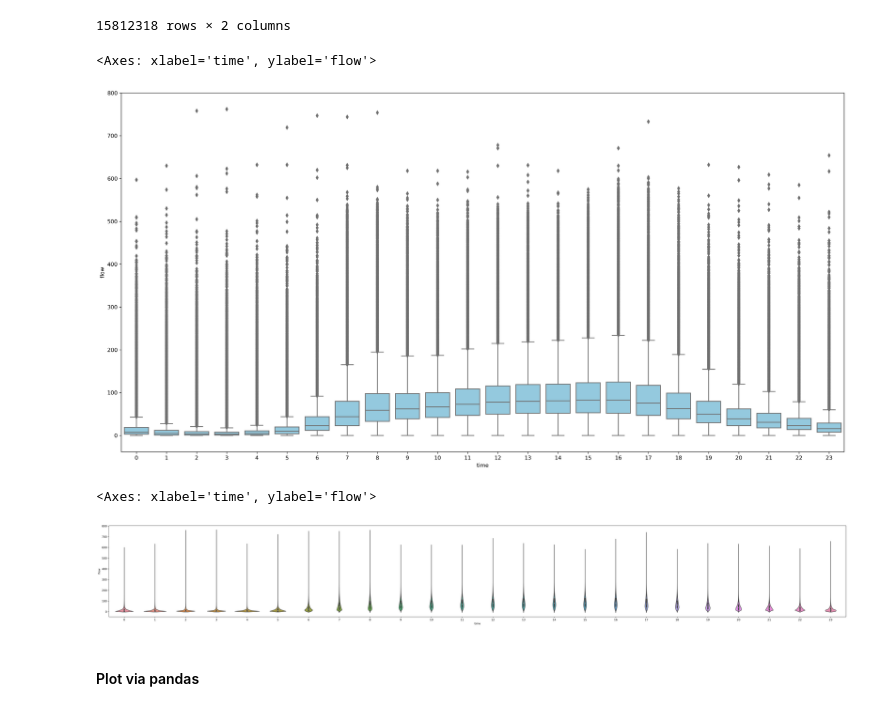
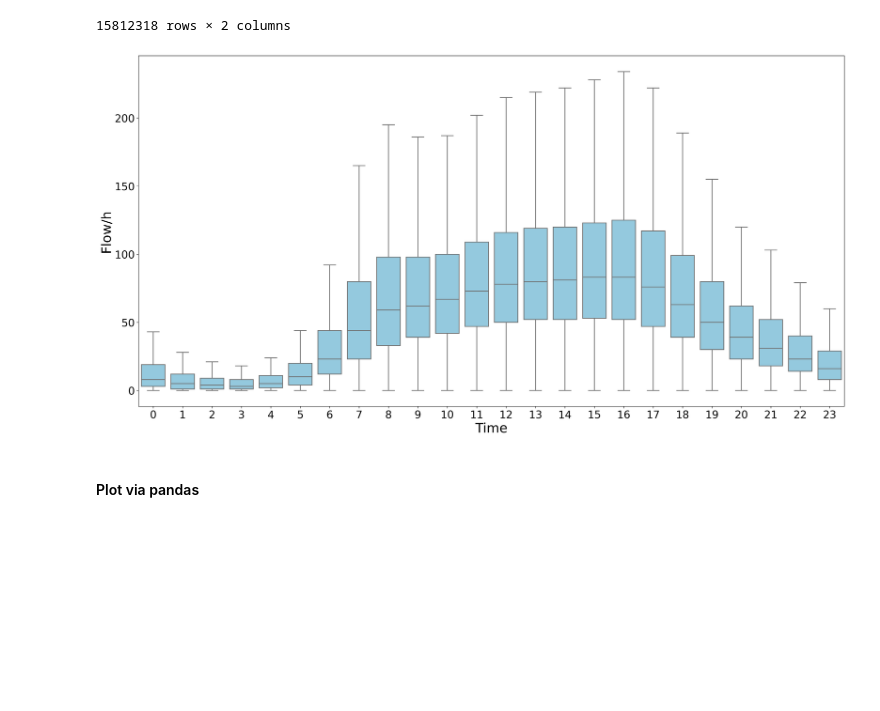
Before and after one commit to YueLi-0816/data_paper, a Jupyter notebook: traffic_flow_plot.ipynb, the cells around one changed output. Cells and saved outputs as stored; diff of their text form; code cells hidden in the pictures; blank space fills up the shorter version.

Commit message:
customise pandas boxplot

```diff
--- a/traffic_flow_plot.ipynb
+++ b/traffic_flow_plot.ipynb
@@ -29,20 +29,15 @@ df_plot
 | 15812316 | 22 | 67 |
 | 15812317 | 23 | 4 |
 15812318 rows × 2 columns
-# %%
-width=24
-height=12
-fig = plt.figure(figsize=(width, height), dpi=300)
-sns.boxplot(data=df_plot, x='time', y='flow', color='skyblue')
-# %% [output]
-<Axes: xlabel='time', ylabel='flow'>
-[figure, removed]
-# %%
-plt.rcParams['figure.figsize'] = [48, 6]
-plt.rcParams['figure.dpi'] = 300
-sns.violinplot(x ="time", y ="flow", data = df_plot)
-# %% [output]
-<Axes: xlabel='time', ylabel='flow'>
-[figure, removed]
+# %%
+fig = plt.figure(figsize=(24, 12), dpi=300)
+sns.boxplot(data=df_plot, x='time', y='flow', color='skyblue',showfliers=False)
+plt.yticks(fontsize=20)
+plt.xticks(fontsize=20)
+plt.xlabel('Time',fontsize=25)
+plt.ylabel('Flow/h',fontsize=25)
+fig.savefig('../../../publication/from Yue/Data paper/figure/boxplot.png')
+# %% [output]
+[figure, added]
 # %% [markdown]
 #### Plot via pandas
```
Also changed, not shown: parts of 4 cells of this notebook.
